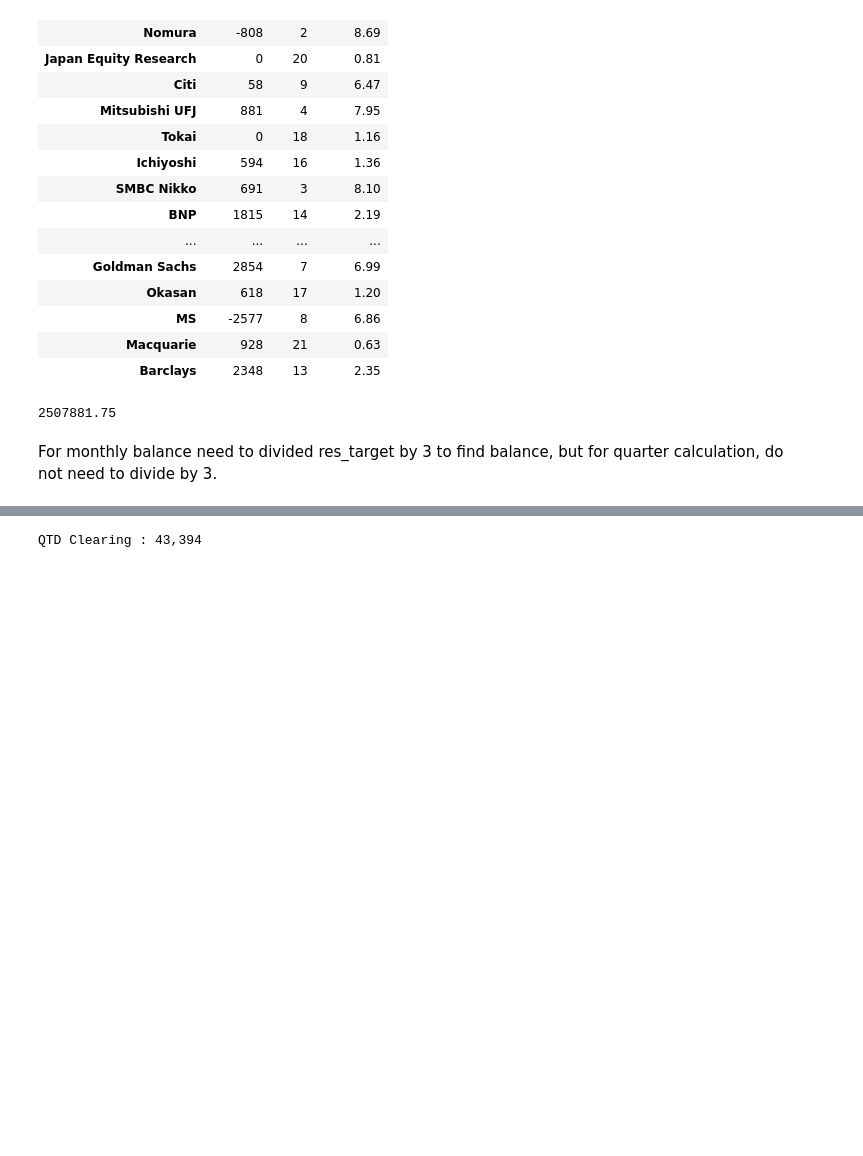
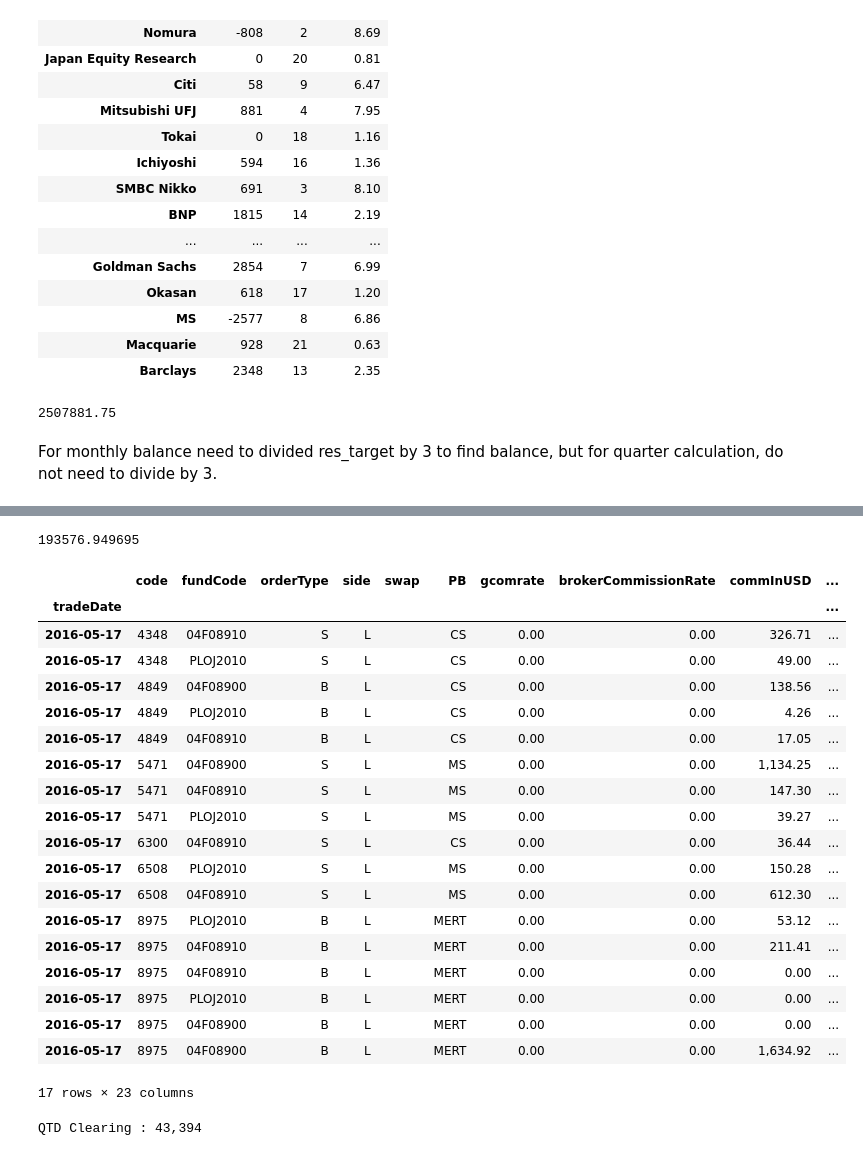
Before and after one commit to vico/web_monitor, a Jupyter notebook: notebooks/Commission.ipynb, the cells around one changed output, grey strips where cells are left out. Cells and saved outputs as stored; diff of their text form; code cells hidden in the pictures; blank space fills up the shorter version.

```diff
--- a/notebooks/Commission.ipynb
+++ b/notebooks/Commission.ipynb
@@ -122,22 +200,28 @@ jp_quarter_commission_budget = 1880911  # to make it same with old system
 # %%
-# broker rank for each quarter 2016Q2
+# broker rank for 2016Q2
 data = {
-    'brokers': ['BAML', 'Mizuho Securities', 'AdvancedResearch', 'Nomura', 'Japan Equity Research',
+    'brokers': ['BAML', 'Mizuho Securities', 'Nomura', 'Japan Equity Research',
                 'Citi', 'Mitsubishi UFJ', 'Tokai', 'Ichiyoshi', 'SMBC Nikko',
                 'BNP', 'Deutsche', 'CLSA', 'Daiwa', 'Jefferies',
                 'CS', 'UBS', 'JP Morgan', 'Goldman Sachs', 'Okasan',
                 'MS', 'Macquarie'
-               ],
-    'rank': [6, 3, 21, 2, 17, 8, 7, 16, 15, 4, 20, 19, 22, 1, 14, 9, 12, 5, 9, 17, 9, 13],
-    'research': map(lambda x: x*100, [0.0716, 0.0951, 0, 0.1014, 0,
-                 0.0643, 0.0691, 0.0135, 0.0143, 0.0801,
-                 0.008, 0.0096, 0.0006, 0.1104, 0.0193,
-                 0.0565, 0.0463, 0.0724, 0.0564, 0.0116,
-                 0.0563, 0.0298
-                ])
+                ],
+    'rank': [6, 2, 1, 17,
+             4, 10, 15, 14, 5,
+             13, 18, 21, 8, 16,
+             9, 12, 7, 3, 19,
+             11, 20],
+    'research': map(lambda x: x, [6.76, 10.04, 12.52, 0.97,
+                                  8.53, 5.84, 1.18, 2.29, 7.56,
+                                  2.41, 0.88, 0.25, 6.47, 1.09,
+                                  5.90, 8.91, 6.61, 8.94, 0.85,
+                                  5.32, 0.25
+                                  ])
 }
 
 jp_ranks_df = pd.DataFrame(data).set_index('brokers')
-# jp_ranks_df
-# jp_ranks = pd.Series(jpranks)
-# jp_ranks
+usd_jpy = 112.27  # 2016Q1
+hkd_jpy = 7.754
+usd_jpy = 102.66  # 2016Q2
+hkd_jpy = 7.759
+quarter_trades = get_quarter_trades(date.year, quarter, ytd_trades)
@@ -256,3 +384,31 @@ For monthly balance need to divided res_target by 3 to find balance, but for qua
+# %%
+## debug duplicated trades for 2016Q2
+smbc = quarter_trades[quarter_trades['brokerCode'] == 'NIKK']
+print(smbc['JPResearch'].sum())
+smbc.loc['2016-05-17':'2016-05-17']['JPResearch'].sum() #[['code', 'fundCode', 'orderType', 'side', 'swap', 'JPResearch']]
+smbc.loc['2016-05-17':'2016-05-17']#[['code', 'fundCode', 'orderType', 'side', 'swap', 'JPResearch']]
+# %% [output]
+193576.949695
+|  | code | fundCode | orderType | side | swap | PB | gcomrate | brokerCommissionRate | commInUSD | ... |
+| tradeDate |  |  |  |  |  |  |  |  |  | ... |
+| 2016-05-17 | 4348 | 04F08910 | S | L |  | CS | 0.00 | 0.00 | 326.71 | ... |
+| 2016-05-17 | 4348 | PLOJ2010 | S | L |  | CS | 0.00 | 0.00 | 49.00 | ... |
+| 2016-05-17 | 4849 | 04F08900 | B | L |  | CS | 0.00 | 0.00 | 138.56 | ... |
+| 2016-05-17 | 4849 | PLOJ2010 | B | L |  | CS | 0.00 | 0.00 | 4.26 | ... |
+| 2016-05-17 | 4849 | 04F08910 | B | L |  | CS | 0.00 | 0.00 | 17.05 | ... |
+| 2016-05-17 | 5471 | 04F08900 | S | L |  | MS | 0.00 | 0.00 | 1,134.25 | ... |
+| 2016-05-17 | 5471 | 04F08910 | S | L |  | MS | 0.00 | 0.00 | 147.30 | ... |
+| 2016-05-17 | 5471 | PLOJ2010 | S | L |  | MS | 0.00 | 0.00 | 39.27 | ... |
+| 2016-05-17 | 6300 | 04F08910 | S | L |  | CS | 0.00 | 0.00 | 36.44 | ... |
+| 2016-05-17 | 6508 | PLOJ2010 | S | L |  | MS | 0.00 | 0.00 | 150.28 | ... |
+| 2016-05-17 | 6508 | 04F08910 | S | L |  | MS | 0.00 | 0.00 | 612.30 | ... |
+| 2016-05-17 | 8975 | PLOJ2010 | B | L |  | MERT | 0.00 | 0.00 | 53.12 | ... |
+| 2016-05-17 | 8975 | 04F08910 | B | L |  | MERT | 0.00 | 0.00 | 211.41 | ... |
+| 2016-05-17 | 8975 | 04F08910 | B | L |  | MERT | 0.00 | 0.00 | 0.00 | ... |
+| 2016-05-17 | 8975 | PLOJ2010 | B | L |  | MERT | 0.00 | 0.00 | 0.00 | ... |
+| 2016-05-17 | 8975 | 04F08900 | B | L |  | MERT | 0.00 | 0.00 | 0.00 | ... |
+| 2016-05-17 | 8975 | 04F08900 | B | L |  | MERT | 0.00 | 0.00 | 1,634.92 | ... |
+17 rows × 23 columns
 # %%
 # q1[q1['brokerCode']=='MSUS']
 print("QTD Clearing : {:,.0f}".format(q1['Clearing'].sum()))
```
Also changed, not shown: parts of 15 cells of this notebook, 4 other files.
